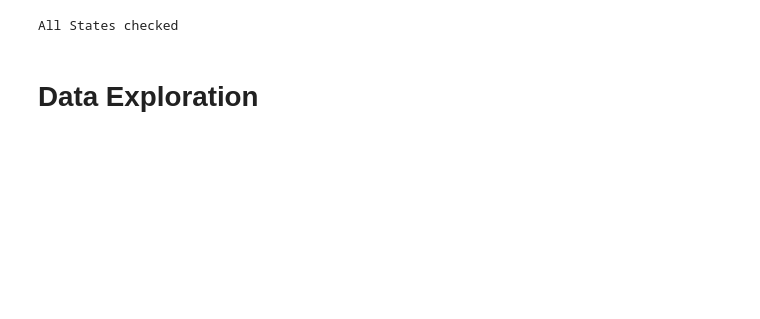
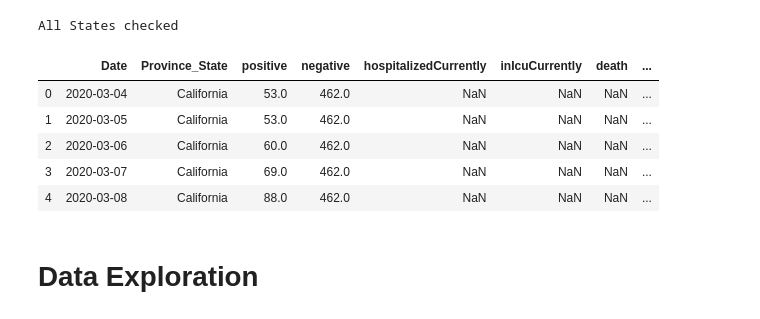
Before and after one commit to andrewcreates/DataScience-Projects, a Jupyter notebook: COVID-19/COVIDtracking.com US and CA Testing.ipynb, the cells around one changed output. Saved outputs shown, nothing was run; the diff lists cells and outputs as text; code cells hidden in the pictures; blank space fills up the shorter version.

```diff
--- a/COVID-19/COVIDtracking.com US and CA Testing.ipynb
+++ b/COVID-19/COVIDtracking.com US and CA Testing.ipynb
@@ -82,6 +82,15 @@ if check == 0:
     print('All States checked')
 # %% [output]
 All States checked
+# %%
+ca_testing.head()
+# %% [output]
+|  | Date | Province_State | positive | negative | hospitalizedCurrently | inIcuCurrently | death | ... |
+| 0 | 2020-03-04 | California | 53.0 | 462.0 | NaN | NaN | NaN | ... |
+| 1 | 2020-03-05 | California | 53.0 | 462.0 | NaN | NaN | NaN | ... |
+| 2 | 2020-03-06 | California | 60.0 | 462.0 | NaN | NaN | NaN | ... |
+| 3 | 2020-03-07 | California | 69.0 | 462.0 | NaN | NaN | NaN | ... |
+| 4 | 2020-03-08 | California | 88.0 | 462.0 | NaN | NaN | NaN | ... |
 # %%
 ca_testing.to_csv(r'X:\AC\Documents\Datasets\CA_daily_pivot.csv', index=False)
 us_testing.to_csv(r'X:\AC\Documents\Datasets\US_testing_daily.csv', index=False)
```
Also changed, not shown: parts of 2 cells of this notebook.
